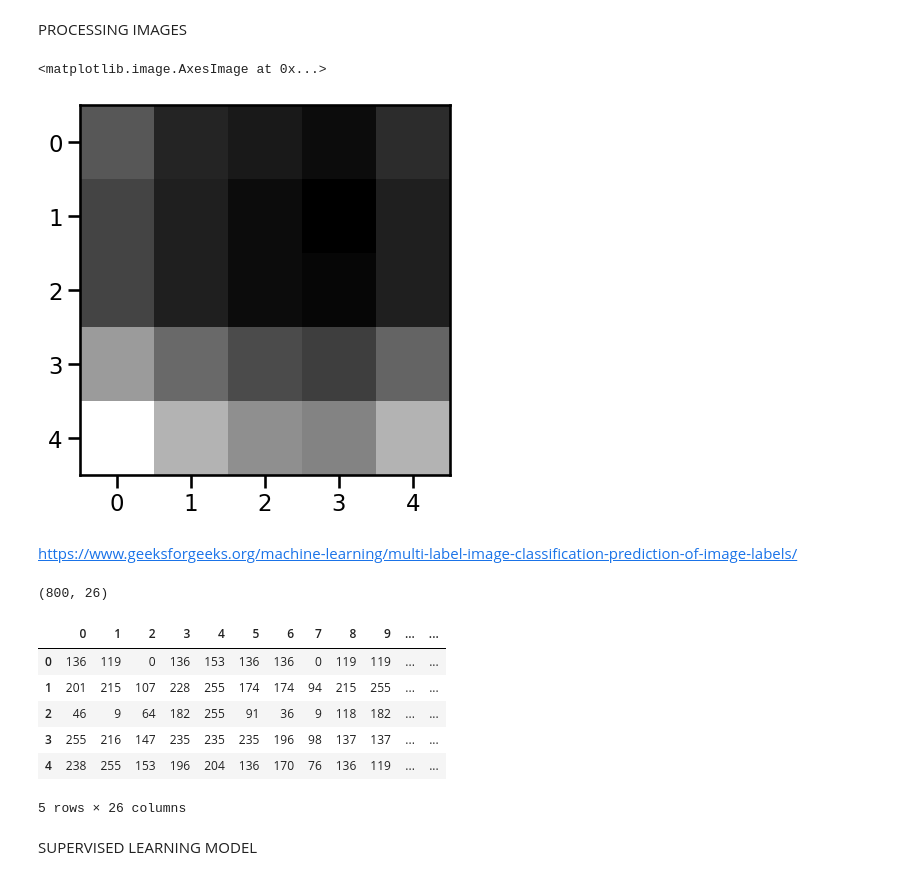
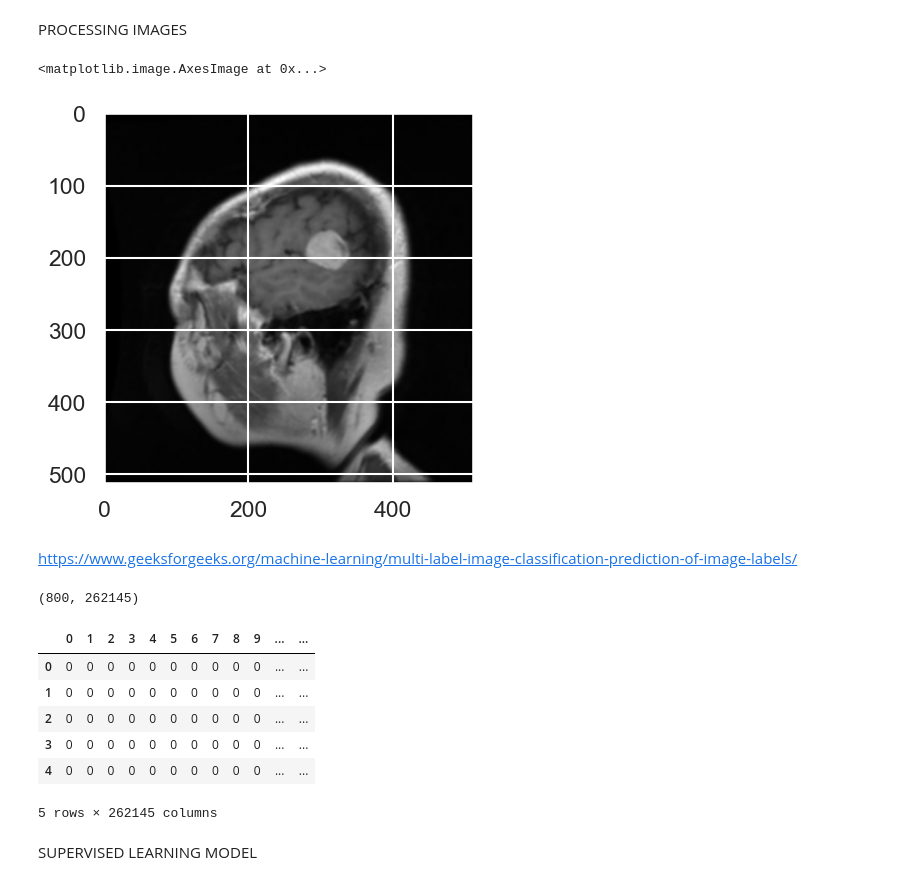
Before and after one commit to gilololol64/DataScienceProject, a Jupyter notebook: sample.ipynb, the cells around one changed output. Drawn from its saved outputs; the diff is of its cells as text; code cells hidden in the pictures.

```diff
--- a/sample.ipynb
+++ b/sample.ipynb
@@ -16,12 +16,13 @@ import plotly.figure_factory as ff
 PROCESSING IMAGES
 # %%
 labels = ("glioma", "meningioma", "notumor", "pituitary")
+img_dim = (512, 512)
 # %%
 import numpy as np
 import os
 import cv2
 
-def load_images_dataset(label, num_images, kernal_size):
+def load_images_dataset(label, num_images, kernal_size, img_dim):
     root = os.path.join(os.getcwd(), 'data') # get system path to data folder
     path = os.path.join(root, label) # get path to label folder
     file_paths = os.listdir(path) # list all files
@@ -32,18 +33,18 @@ def load_images_dataset(label, num_images, kernal_size):
         img_path = os.path.join(path, f)
         img = cv2.imread(img_path, cv2.IMREAD_GRAYSCALE)
         ksize = (kernal_size, kernal_size)
-        img = cv2.resize(img, ksize, interpolation=cv2.INTER_LINEAR)
+        img = cv2.resize(img, img_dim, interpolation=cv2.INTER_LINEAR)
         blur = cv2.blur(img, ksize)
         normalized_img = cv2.normalize(blur, None, alpha=0, beta=255, norm_type=cv2.NORM_MINMAX)
         images.append(normalized_img)
 
     return images
 # %%
-images = load_images_dataset('glioma', 200, 5)
+images = load_images_dataset('glioma', 200, 5, img_dim)
 plt.imshow(images[1], cmap='gray')
 # %% [output]
 <matplotlib.image.AxesImage at 0x...>
-[figure, old version]
+[figure, new version]
 # %%
 def convert_images_to_np_array(img_list):
     size = len(img_list)
@@ -75,18 +76,18 @@ def create_dataframe(num_images, kernal_size):
 # %% [markdown]
 https://www.geeksforgeeks.org/machine-learning/multi-label-image-classification-prediction-of-image-labels/
 # %%
-df = create_dataframe(num_images=200, kernal_size=5)
+df = create_dataframe(num_images=200, kernal_size=5, img_dim=img_dim)
 print(df.shape)
 df.head()
 # %% [output]
-(800, 26)
+(800, 262145)
 |  | 0 | 1 | 2 | 3 | 4 | 5 | 6 | 7 | 8 | 9 | ... | ... |
-| 0 | 136 | 119 | 0 | 136 | 153 | 136 | 136 | 0 | 119 | 119 | ... | ... |
-| 1 | 201 | 215 | 107 | 228 | 255 | 174 | 174 | 94 | 215 | 255 | ... | ... |
-| 2 | 46 | 9 | 64 | 182 | 255 | 91 | 36 | 9 | 118 | 182 | ... | ... |
-| 3 | 255 | 216 | 147 | 235 | 235 | 235 | 196 | 98 | 137 | 137 | ... | ... |
-| 4 | 238 | 255 | 153 | 196 | 204 | 136 | 170 | 76 | 136 | 119 | ... | ... |
+| 0 | 0 | 0 | 0 | 0 | 0 | 0 | 0 | 0 | 0 | 0 | ... | ... |
+| 1 | 0 | 0 | 0 | 0 | 0 | 0 | 0 | 0 | 0 | 0 | ... | ... |
+| 2 | 0 | 0 | 0 | 0 | 0 | 0 | 0 | 0 | 0 | 0 | ... | ... |
+| 3 | 0 | 0 | 0 | 0 | 0 | 0 | 0 | 0 | 0 | 0 | ... | ... |
+| 4 | 0 | 0 | 0 | 0 | 0 | 0 | 0 | 0 | 0 | 0 | ... | ... |
-5 rows × 26 columns
+5 rows × 262145 columns
 # %% [markdown]
 SUPERVISED LEARNING MODEL
 # %% [markdown]
```
Also changed, not shown: parts of 1 cell of this notebook.
